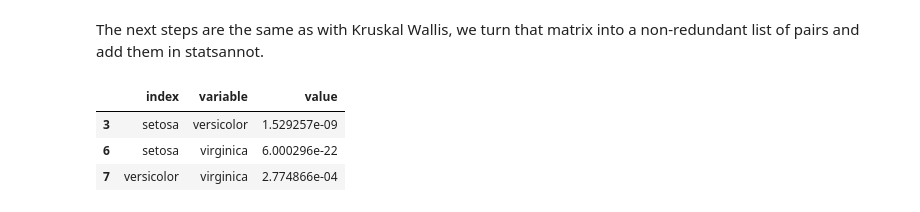
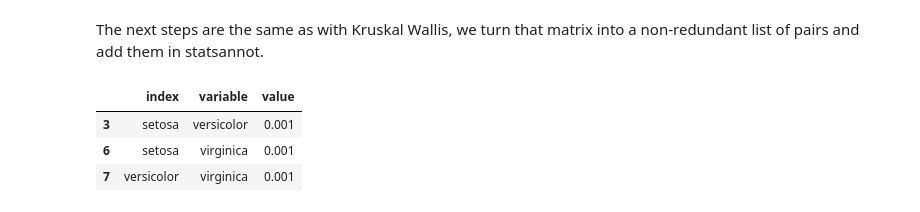
Before and after one commit to 4dcu-be/CodeNuggets, a Jupyter notebook: Post hoc tests with statannotations.ipynb, the cells around one changed output. Saved outputs shown, nothing was run; the diff lists cells and outputs as text; code cells hidden in the pictures.

```diff
--- a/Post hoc tests with statannotations.ipynb
+++ b/Post hoc tests with statannotations.ipynb
@@ -159,14 +163,14 @@ The next steps are the same as with Kruskal Wallis, we turn that matrix into a n
 # %%
 remove = np.tril(np.ones(tukey_df.shape), k=0).astype("bool")
 tukey_df[remove] = np.nan
 
-molten_df = dunn_df.melt(ignore_index=False).reset_index().dropna()
+molten_df = tukey_df.melt(ignore_index=False).reset_index().dropna()
 molten_df
 # %% [output]
 |  | index | variable | value |
-| 3 | setosa | versicolor | 1.529257e-09 |
-| 6 | setosa | virginica | 6.000296e-22 |
-| 7 | versicolor | virginica | 2.774866e-04 |
+| 3 | setosa | versicolor | 0.001 |
+| 6 | setosa | virginica | 0.001 |
+| 7 | versicolor | virginica | 0.001 |
 [interactive output not drawn]
 # %%
 ax = sns.boxplot(data=iris_df, x="species", y="sepal length (cm)", order=species)
```
Also changed, not shown: parts of 3 cells of this notebook, 1 other file.
